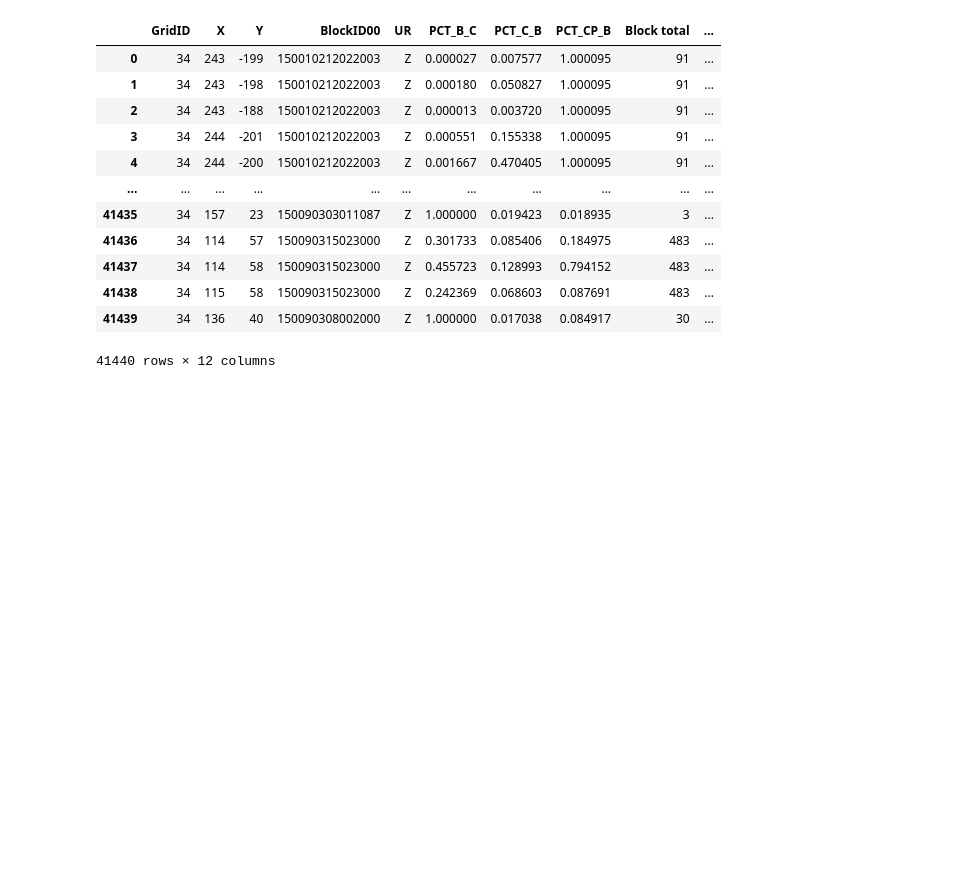
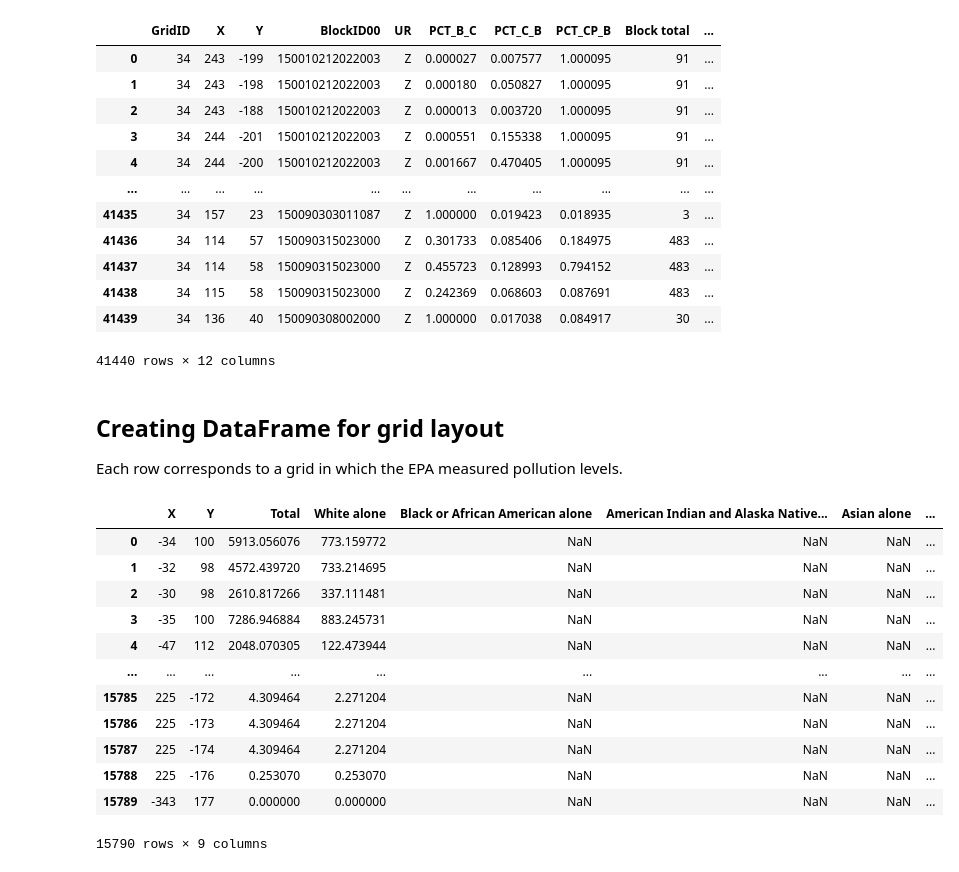
Before and after one commit to jasondamico/d3-visualizations, a Jupyter notebook: propublica_hotspots/python/cleaning.ipynb, the cells around one changed output. Drawn from its saved outputs; the diff is of its cells as text; code cells hidden in the pictures; blank space fills up the shorter version.

Commit message:
Create DataFrame for grid layout

```diff
--- a/propublica_hotspots/python/cleaning.ipynb
+++ b/propublica_hotspots/python/cleaning.ipynb
@@ -221,3 +221,26 @@ hi_x_walk
 | 41438 | 34 | 115 | 58 | 150090315023000 | Z | 0.242369 | 0.068603 | 0.087691 | 483 | ... |
 | 41439 | 34 | 136 | 40 | 150090308002000 | Z | 1.000000 | 0.017038 | 0.084917 | 30 | ... |
 41440 rows × 12 columns
+# %% [markdown]
+## Creating DataFrame for grid layout
+Each row corresponds to a grid in which the EPA measured pollution levels.
+# %%
+# Columns (roughly) reflect the blocks .csv file
+grid = pd.DataFrame(columns=["X", "Y"] + list(hi_blocks.columns))
+grid = grid.drop(columns="id")
+
+grid
+# %% [output]
+|  | X | Y | Total | White alone | Black or African American alone | American Indian and Alaska Native... | Asian alone | ... |
+| 0 | -34 | 100 | 5913.056076 | 773.159772 | NaN | NaN | NaN | ... |
+| 1 | -32 | 98 | 4572.439720 | 733.214695 | NaN | NaN | NaN | ... |
+| 2 | -30 | 98 | 2610.817266 | 337.111481 | NaN | NaN | NaN | ... |
+| 3 | -35 | 100 | 7286.946884 | 883.245731 | NaN | NaN | NaN | ... |
+| 4 | -47 | 112 | 2048.070305 | 122.473944 | NaN | NaN | NaN | ... |
+| ... | ... | ... | ... | ... | ... | ... | ... | ... |
+| 15785 | 225 | -172 | 4.309464 | 2.271204 | NaN | NaN | NaN | ... |
+| 15786 | 225 | -173 | 4.309464 | 2.271204 | NaN | NaN | NaN | ... |
+| 15787 | 225 | -174 | 4.309464 | 2.271204 | NaN | NaN | NaN | ... |
+| 15788 | 225 | -176 | 0.253070 | 0.253070 | NaN | NaN | NaN | ... |
+| 15789 | -343 | 177 | 0.000000 | 0.000000 | NaN | NaN | NaN | ... |
+15790 rows × 9 columns
```
